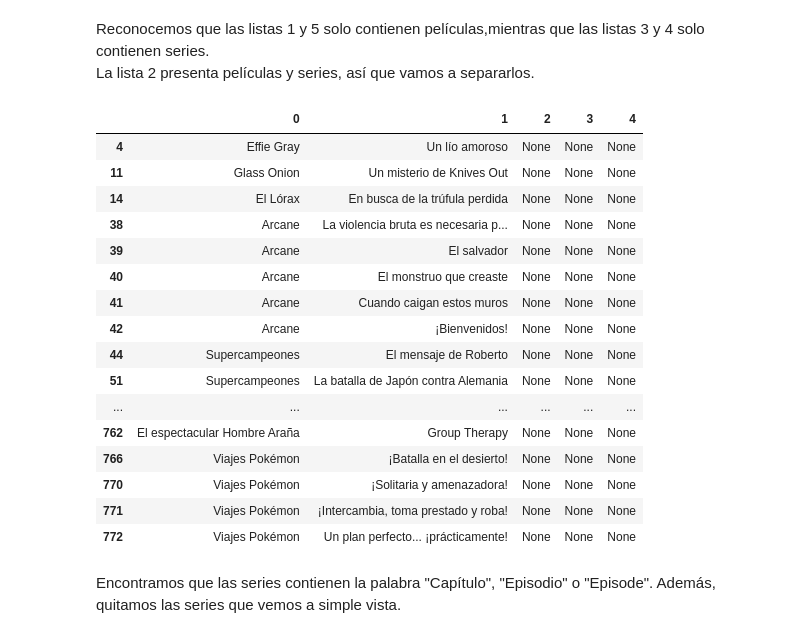
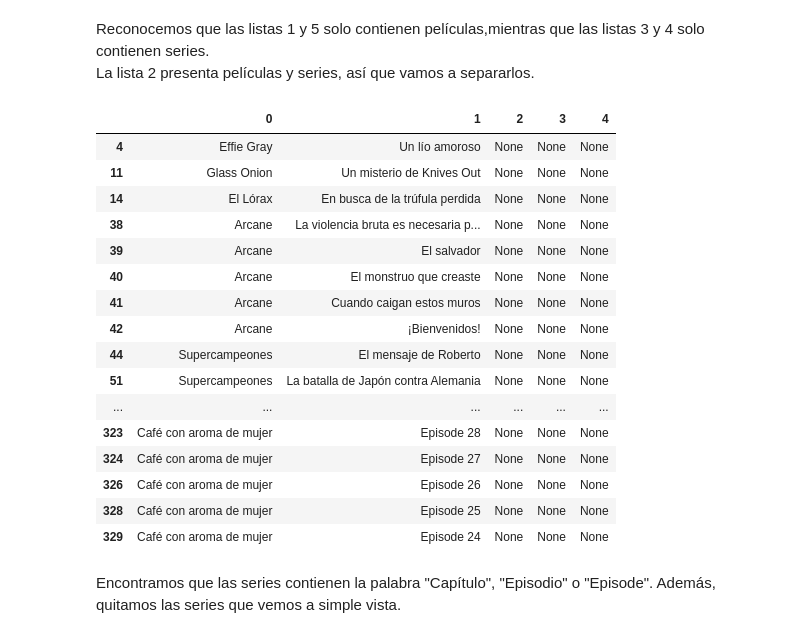
Before and after one commit to BryanGuerraS/Visualizacion_Netflix, a Jupyter notebook: 01 Netflix_Data Analysis - Python.ipynb, the cells around one changed output. Cells and saved outputs as stored; diff of their text form; code cells hidden in the pictures.

```diff
--- a/01 Netflix_Data Analysis - Python.ipynb
+++ b/01 Netflix_Data Analysis - Python.ipynb
@@ -210,27 +210,27 @@ La lista 2 presenta películas y series, así que vamos a separarlos.
 # %%
 lista_2_PyS = df_netflix.Title.str.split(pat = ':', expand=True)
 lista_2_PyS = lista_2_PyS[lista_2_PyS[2].isna() & lista_2_PyS[3].isna() &
                           lista_2_PyS[4].isna() & (lista_2_PyS[1].isna() == False)]
-pd.set_option('display.max_rows', 200)
-lista_2_PyS.head(200)
+pd.set_option('display.max_rows', 100)
+lista_2_PyS.head(100)
 # %% [output]
 |  | 0 | 1 | 2 | 3 | 4 |
 | 4 | Effie Gray | Un lío amoroso | None | None | None |
 | 11 | Glass Onion | Un misterio de Knives Out | None | None | None |
 | 14 | El Lórax | En busca de la trúfula perdida | None | None | None |
 | 38 | Arcane | La violencia bruta es necesaria p... | None | None | None |
 | 39 | Arcane | El salvador | None | None | None |
 | 40 | Arcane | El monstruo que creaste | None | None | None |
 | 41 | Arcane | Cuando caigan estos muros | None | None | None |
 | 42 | Arcane | ¡Bienvenidos! | None | None | None |
 | 44 | Supercampeones | El mensaje de Roberto | None | None | None |
 | 51 | Supercampeones | La batalla de Japón contra Alemania | None | None | None |
 | ... | ... | ... | ... | ... | ... |
-| 762 | El espectacular Hombre Araña | Group Therapy | None | None | None |
-| 766 | Viajes Pokémon | ¡Batalla en el desierto! | None | None | None |
-| 770 | Viajes Pokémon | ¡Solitaria y amenazadora! | None | None | None |
-| 771 | Viajes Pokémon | ¡Intercambia, toma prestado y roba! | None | None | None |
-| 772 | Viajes Pokémon | Un plan perfecto... ¡prácticamente! | None | None | None |
+| 323 | Café con aroma de mujer | Episode 28 | None | None | None |
+| 324 | Café con aroma de mujer | Episode 27 | None | None | None |
+| 326 | Café con aroma de mujer | Episode 26 | None | None | None |
+| 328 | Café con aroma de mujer | Episode 25 | None | None | None |
+| 329 | Café con aroma de mujer | Episode 24 | None | None | None |
 # %% [markdown]
 Encontramos que las series contienen la palabra "Capítulo", "Episodio" o "Episode". Además, quitamos las series que vemos a simple vista.
 # %%
```
Also changed, not shown: parts of 4 cells of this notebook.
